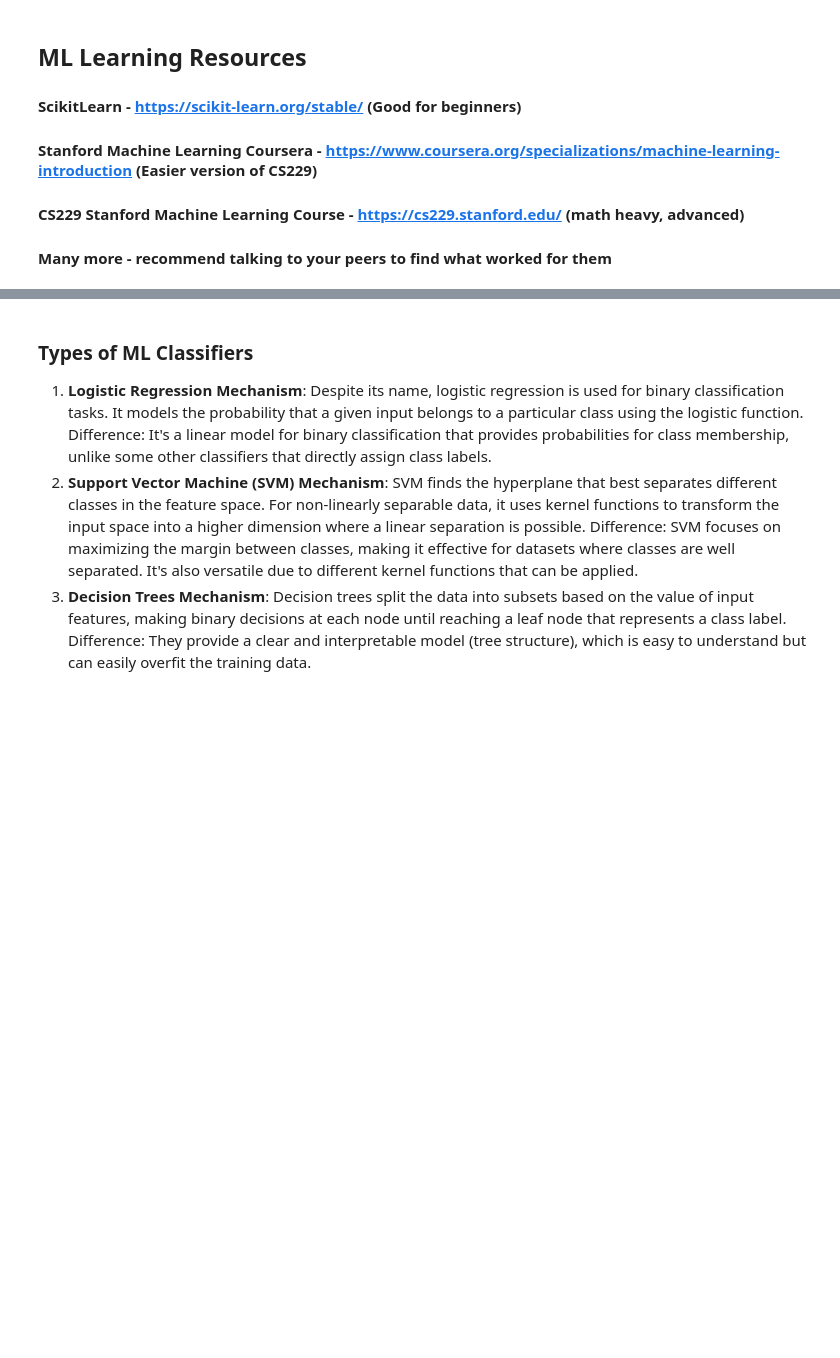
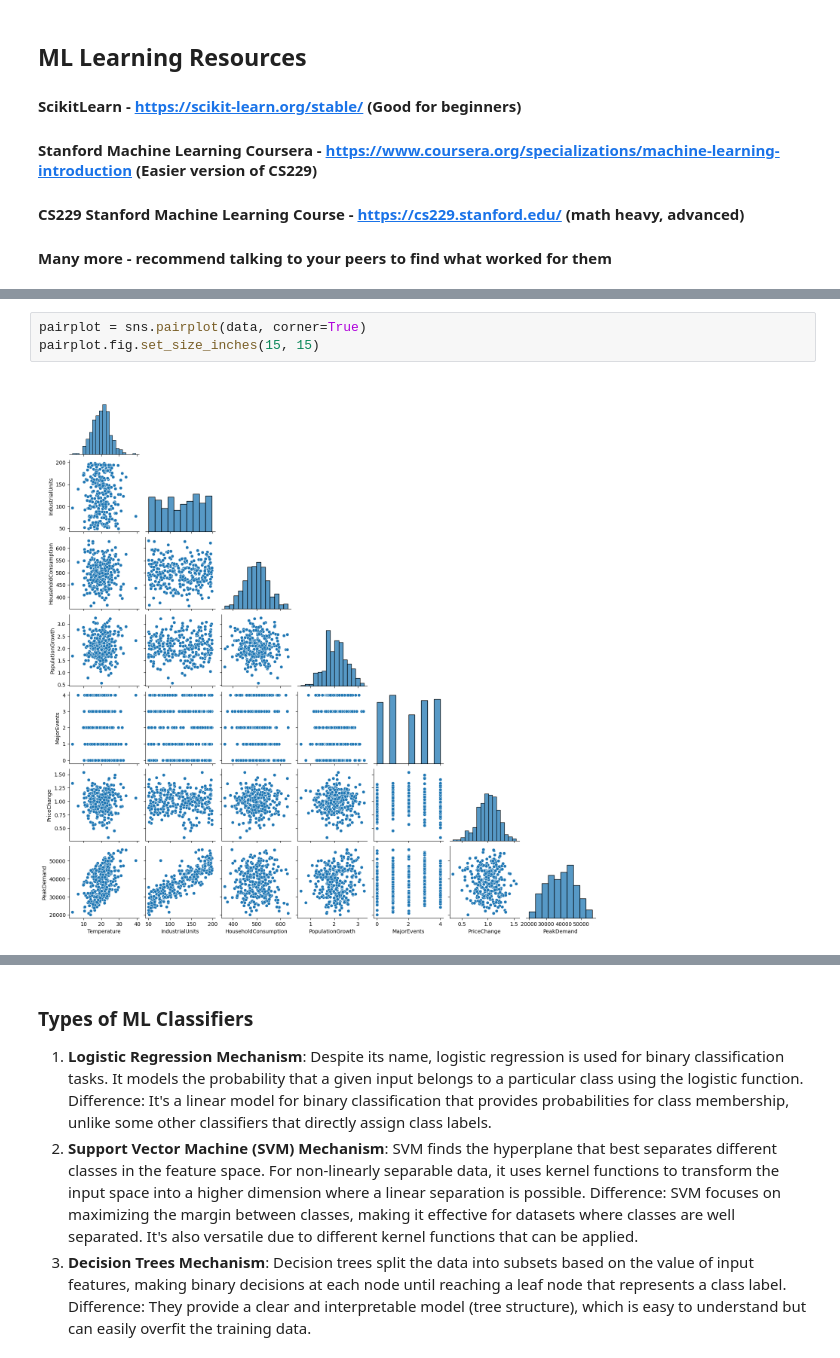
Before and after one commit to gabrielbohnen/intro-to-python, a Jupyter notebook: week5/week5.ipynb, the cells around one changed output, grey strips where cells are left out. Cells and saved outputs as stored; diff of their text form; blank space fills up the shorter version.

```diff
--- a/week5/week5.ipynb
+++ b/week5/week5.ipynb
@@ -109,0 +473,5 @@ Notation is really important when describing the math behind machine learning eg
+# %%
+pairplot = sns.pairplot(data, corner=True)
+pairplot.fig.set_size_inches(15, 15)
+# %% [output]
+[figure, added]
```
Also changed, not shown: parts of 73 cells of this notebook, 4 other files.
